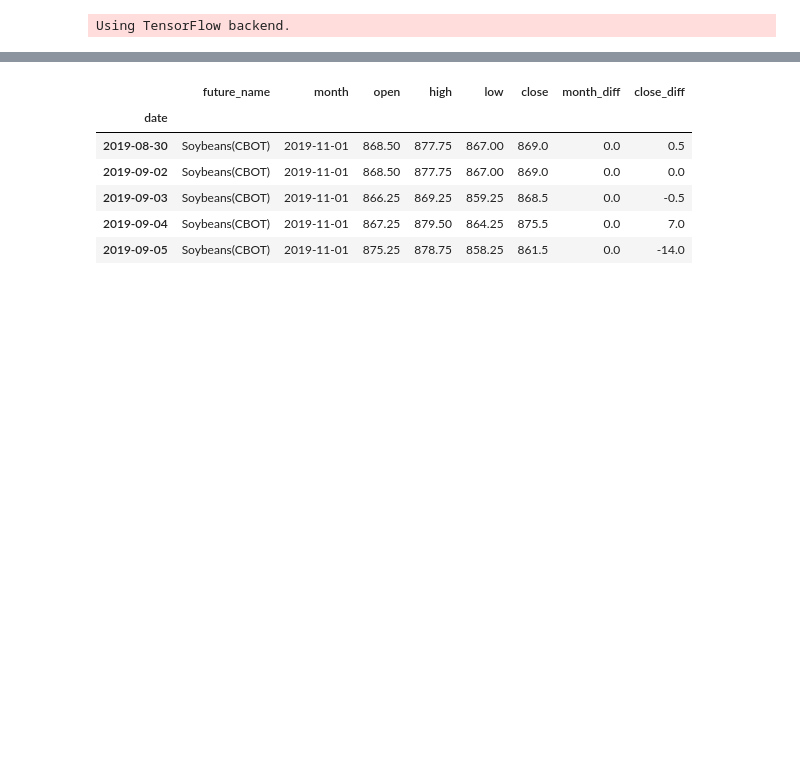
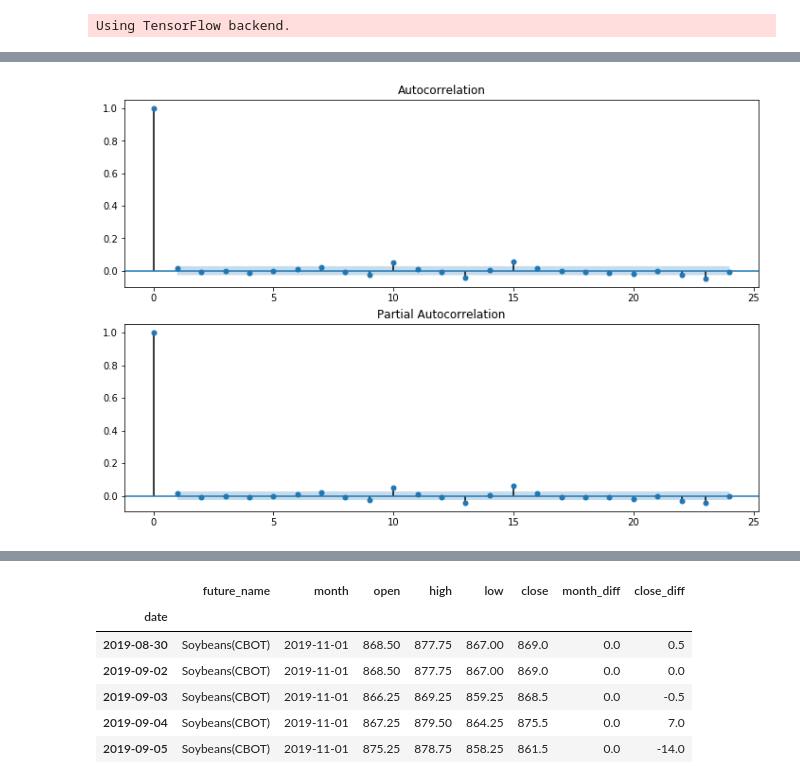
Before and after one commit to Pballer/futures_timeseries_analysis, a Jupyter notebook: format_mrci.ipynb, the cells around one changed output, grey strips where cells are left out. Drawn from its saved outputs; the diff is of its cells as text; code cells hidden in the pictures; blank space fills up the shorter version.

```diff
--- a/format_mrci.ipynb
+++ b/format_mrci.ipynb
@@ -71,2 +65,0 @@ futures_all.replace('~','.', inplace=True, regex=True)
-# %%
-futures_all.loc[:, 'open':] = futures_all.loc[:, 'open':].applymap(np.double)
@@ -72,0 +68,8 @@ futures_all.loc[:, 'open':] = futures_all.loc[:, 'open':].applymap(np.double)
+# %%
+def get_front_month(contract_name, data):
+    front_month = data.loc[data.future_name == contract_name]
+    front_month = front_month.loc[front_month.groupby('date')['month'].idxmin()]
+    front_month.sort_values(by='date', inplace=True)
+    front_month.set_index('date', inplace=True)
+    front_month = front_month.asfreq('B').fillna(method='ffill')
+    return front_month
@@ -72,0 +114,9 @@ futures_all.loc[:, 'open':] = futures_all.loc[:, 'open':].applymap(np.double)
+# %%
+def plot_act_pacf(close, freq, lags=24):
+    fig = plt.figure(figsize=(12,8))
+    ax1 = fig.add_subplot(211)
+    #plot the ACF
+    fig = sm.graphics.tsa.plot_acf(close.diff(freq).dropna(), lags=lags, ax=ax1)
+    ax2 = fig.add_subplot(212)
+    #plot the PACF
+    fig = sm.graphics.tsa.plot_pacf(close.diff(freq).dropna(), lags=lags, ax=ax2)
@@ -72,0 +159,4 @@ futures_all.loc[:, 'open':] = futures_all.loc[:, 'open':].applymap(np.double)
+# %%
+plot_act_pacf(corn.close, 1)
+# %% [output]
+[figure, added]
```
Also changed, not shown: parts of 28 cells of this notebook.
